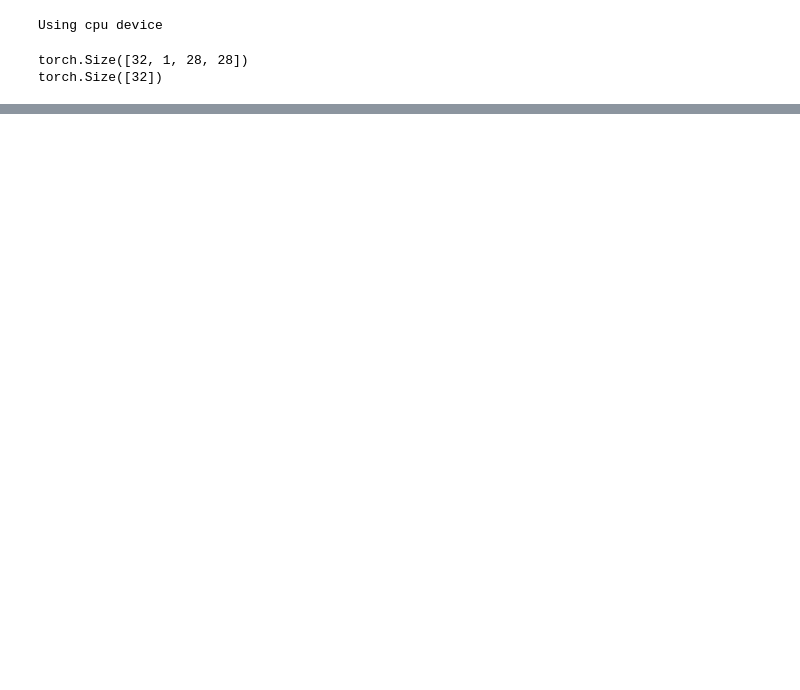
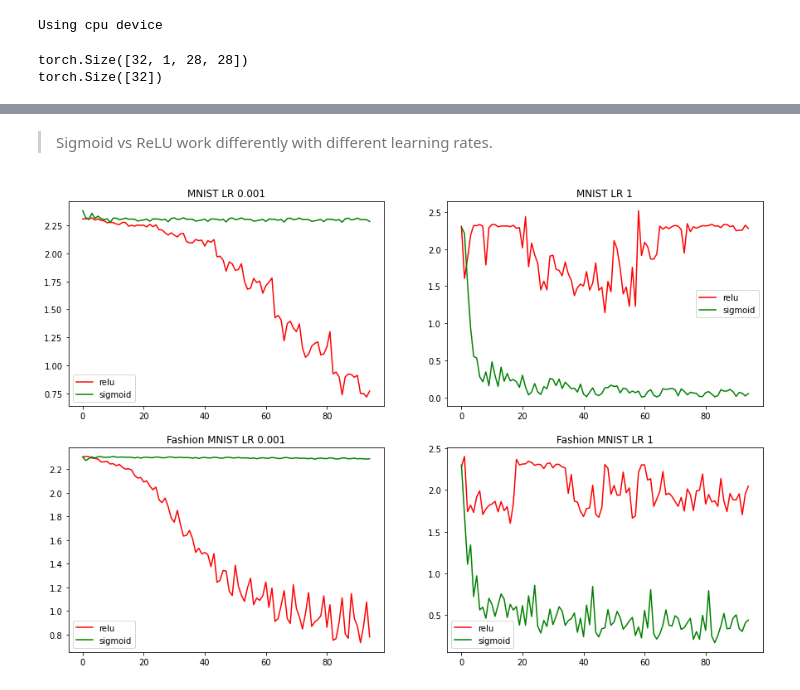
Before and after one commit to Zemke/ml, a Jupyter notebook: pytorch_fashion_mnist.ipynb, the cells around one changed output, grey strips where cells are left out. Cells and saved outputs as stored; diff of their text form; code cells hidden in the pictures; blank space fills up the shorter version.

Commit message:
Beautiful subplots

```diff
--- a/pytorch_fashion_mnist.ipynb
+++ b/pytorch_fashion_mnist.ipynb
@@ -36,3 +54,8 @@ for X, y in test_dl:
 # %% [output]
 torch.Size([32, 1, 28, 28])
 torch.Size([32])
+# %%
+for X, y in test_mnist_dl:
+    print(X.shape)
+    print(y.shape)
+    break
@@ -134,17 +112,0 @@ test_mnist_dl = DataLoader(test_mnist, batch_size=batch_size)
-# %%
-rr = []
-lrs = [1e-3, 1]
-for lr in lrs:
-    mnist_models = [NN(nn.ReLU).to(device), NN(nn.Sigmoid).to(device)]
-    mnist_results = train(
-      train_dl=train_mnist_dl,
-      models=mnist_models,
-      optims=[torch.optim.SGD(m.parameters(), lr=lr) for m in mnist_models])
-    rr.append(mnist_results)
-
-for i in range(len(rr)):
-    plt.plot(rr[i][0], label='relu')
-    plt.plot(rr[i][1], label='sigmoid')
-    plt.title("MNIST learning rate " + str(lrs[i]))
-    plt.legend()
-    plt.show()
@@ -173,0 +113,12 @@ Epoch 5
+# %%
+tt = [train_mnist_dl, train_dl]  # first MNIST then Fashion
+rr = [[] for t in tt]
+lrs = [1e-3, 1]
+for ti in range(len(tt)):
+    for lr in lrs:
+        models = [NN(nn.ReLU).to(device), NN(nn.Sigmoid).to(device)]
+        results = train(
+          train_dl=tt[ti],
+          models=models,
+          optims=[torch.optim.SGD(m.parameters(), lr=lr) for m in models])
+        rr[ti].append(results)
@@ -173,0 +143,15 @@ Epoch 5
+# %% [markdown]
+> Sigmoid vs ReLU work differently with different learning rates.
+# %%
+fig, axs = plt.subplots(2,2,figsize=(15,10))
+for ti in range(len(tt)):
+    tset = 'Fashion MNIST' if ti == 1 else 'MNIST'
+    for lri in range(len(lrs)):
+        plt.subplot(2,2,lri+len(lrs)*ti+1)
+        plt.plot(rr[ti][lri][0], label='relu', c='red')
+        plt.plot(rr[ti][lri][1], label='sigmoid', c='green')
+        plt.title(tset + " LR " + str(lrs[lri]))
+        plt.legend()
+plt.show()
+# %% [output]
+[figure, added]
```
Also changed, not shown: parts of 11 cells of this notebook.
